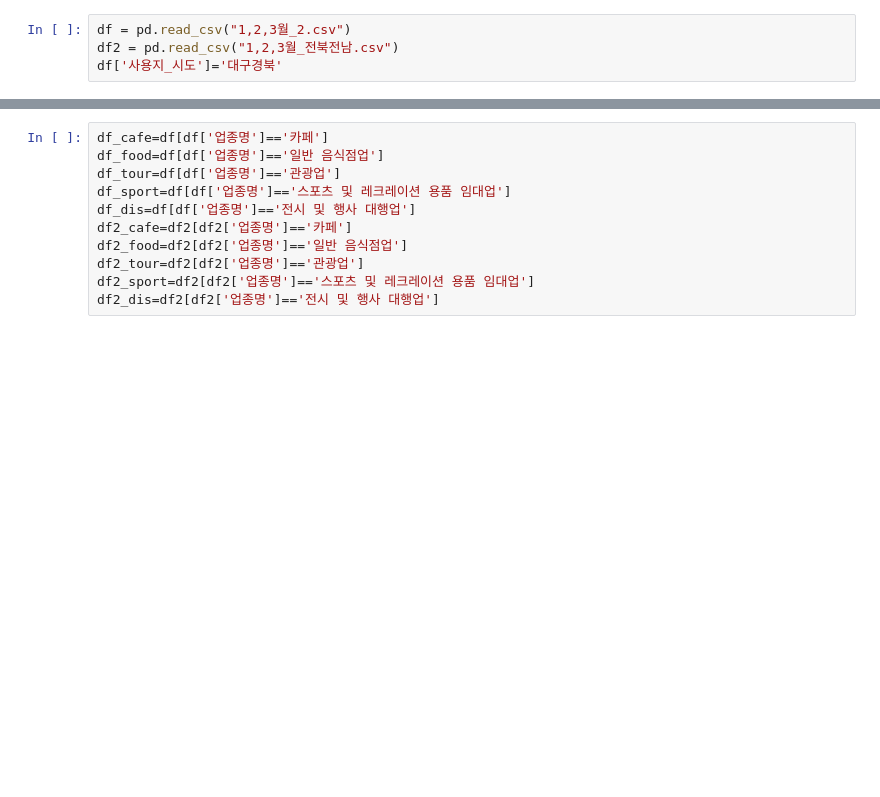
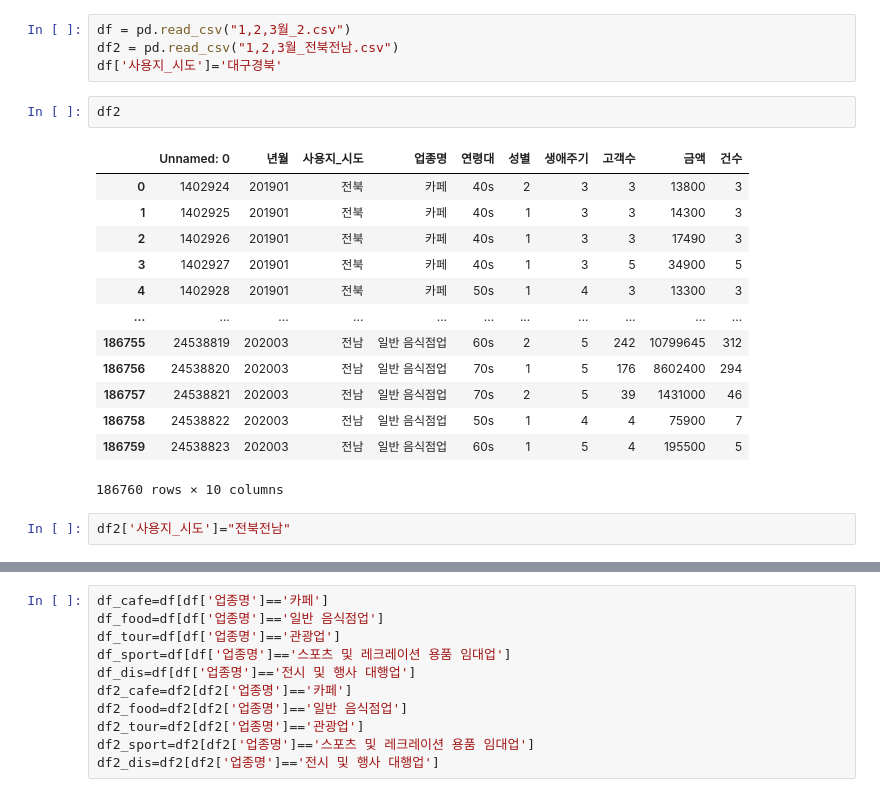
Before and after one commit to rkdus5485/BigData, a Jupyter notebook: 2-5 대구경북 전북전남 매출감소량 및 boxplot.ipynb, the cells around one changed output, grey strips where cells are left out. Saved outputs shown, nothing was run; the diff lists cells and outputs as text; blank space fills up the shorter version.

```diff
--- a/2-5 대구경북 전북전남 매출감소량 및 boxplot.ipynb
+++ b/2-5 대구경북 전북전남 매출감소량 및 boxplot.ipynb
@@ -13,3 +13,21 @@ rc('font',family=fn_name)
 df = pd.read_csv("1,2,3월_2.csv")
 df2 = pd.read_csv("1,2,3월_전북전남.csv")
 df['사용지_시도']='대구경북'
+# %%
+df2
+# %% [output]
+|  | Unnamed: 0 | 년월 | 사용지_시도 | 업종명 | 연령대 | 성별 | 생애주기 | 고객수 | 금액 | 건수 |
+| 0 | 1402924 | 201901 | 전북 | 카페 | 40s | 2 | 3 | 3 | 13800 | 3 |
+| 1 | 1402925 | 201901 | 전북 | 카페 | 40s | 1 | 3 | 3 | 14300 | 3 |
+| 2 | 1402926 | 201901 | 전북 | 카페 | 40s | 1 | 3 | 3 | 17490 | 3 |
+| 3 | 1402927 | 201901 | 전북 | 카페 | 40s | 1 | 3 | 5 | 34900 | 5 |
+| 4 | 1402928 | 201901 | 전북 | 카페 | 50s | 1 | 4 | 3 | 13300 | 3 |
+| ... | ... | ... | ... | ... | ... | ... | ... | ... | ... | ... |
+| 186755 | 24538819 | 202003 | 전남 | 일반 음식점업 | 60s | 2 | 5 | 242 | 10799645 | 312 |
+| 186756 | 24538820 | 202003 | 전남 | 일반 음식점업 | 70s | 1 | 5 | 176 | 8602400 | 294 |
+| 186757 | 24538821 | 202003 | 전남 | 일반 음식점업 | 70s | 2 | 5 | 39 | 1431000 | 46 |
+| 186758 | 24538822 | 202003 | 전남 | 일반 음식점업 | 50s | 1 | 4 | 4 | 75900 | 7 |
+| 186759 | 24538823 | 202003 | 전남 | 일반 음식점업 | 60s | 1 | 5 | 4 | 195500 | 5 |
+186760 rows × 10 columns
+# %%
+df2['사용지_시도']="전북전남"
```
Also changed, not shown: parts of 6 cells of this notebook, 3 other files.
